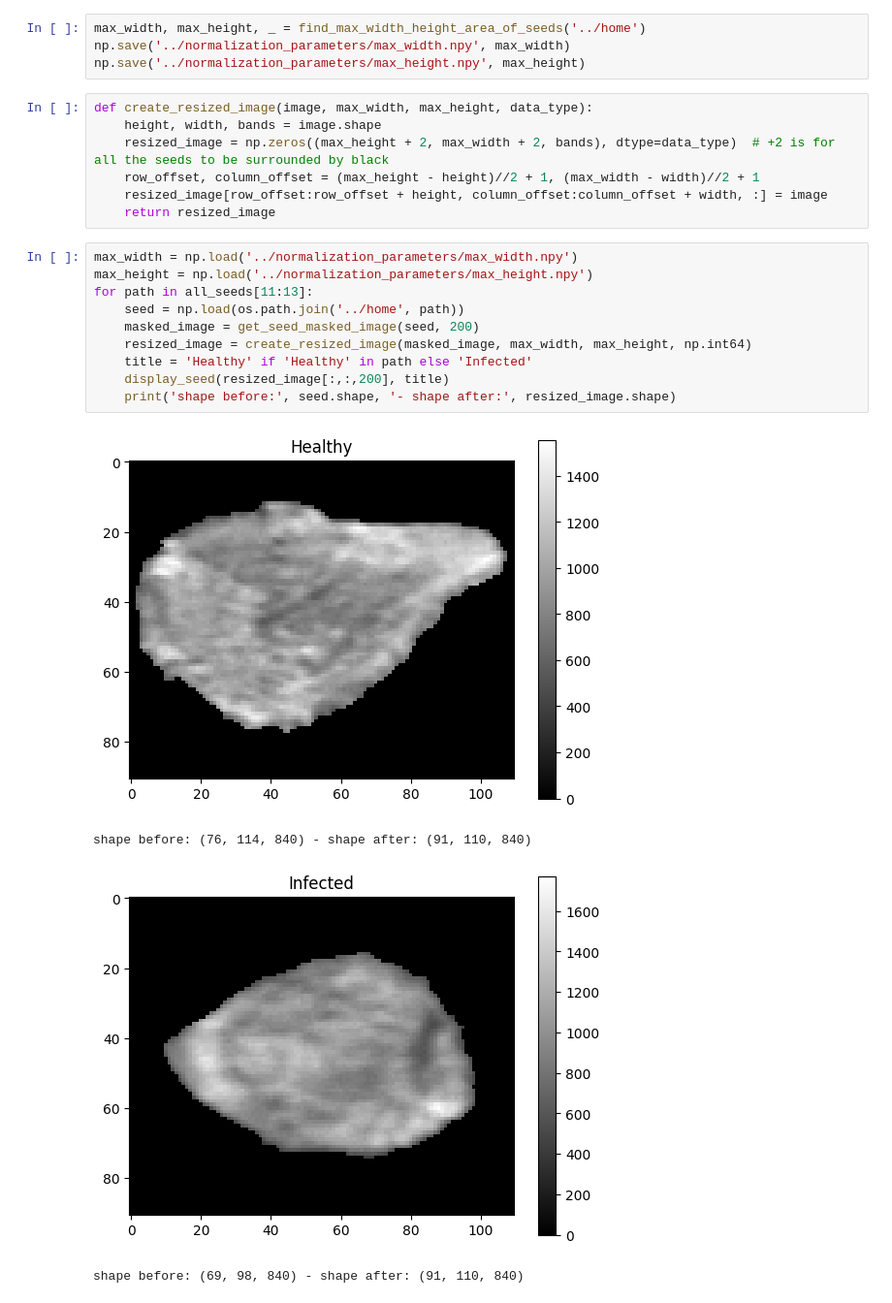
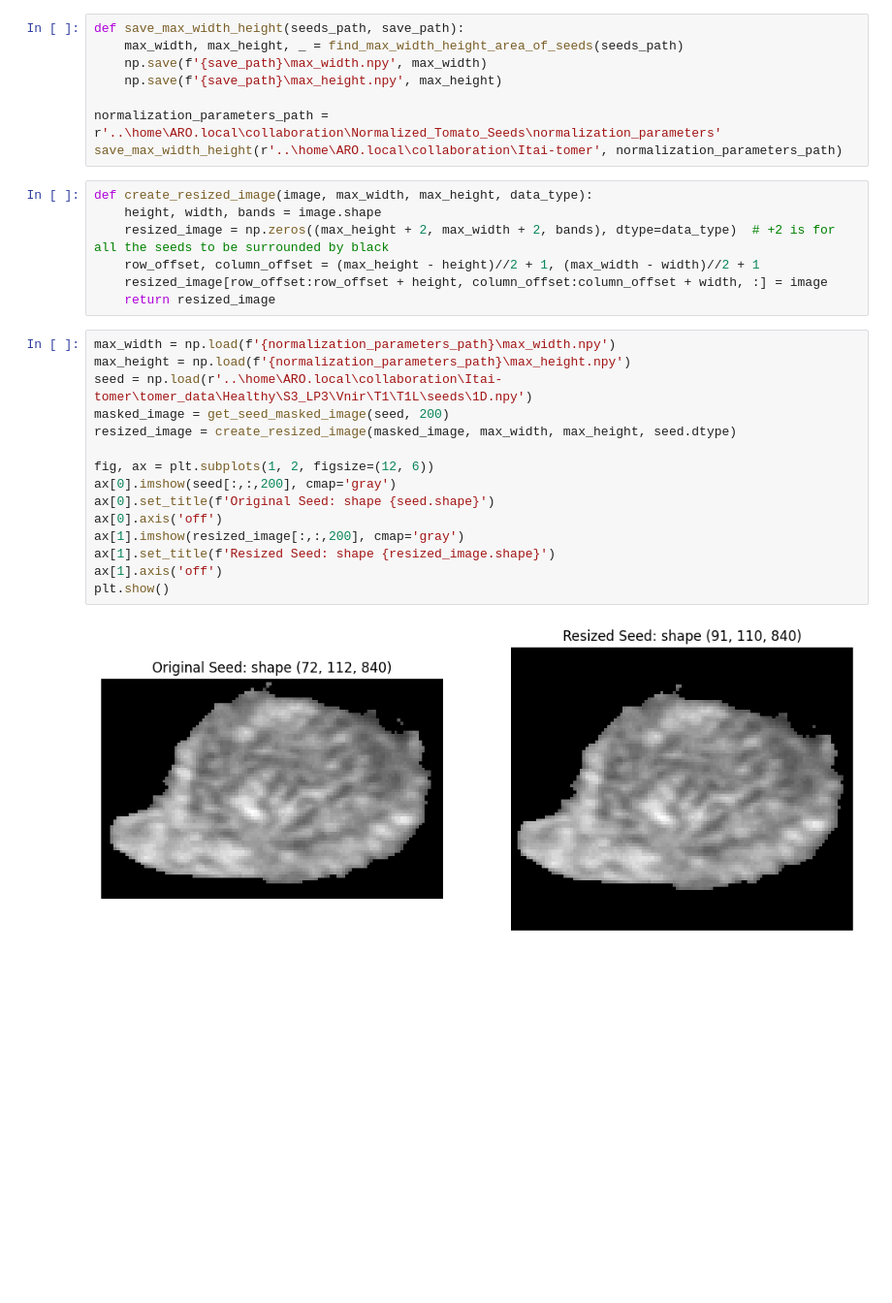
Before and after one commit to sgotteiner/Seed-Classification, a Jupyter notebook: notebook_code/SeedResizer.ipynb, the cells around one changed output. Shown: that part at 97% size. Drawn from its saved outputs; the diff is of its cells as text; blank space fills up the shorter version.

```diff
--- a/notebook_code/SeedResizer.ipynb
+++ b/notebook_code/SeedResizer.ipynb
@@ -24,7 +17,11 @@ def find_max_width_height_area_of_seeds(seeds_folder):
 # %%
-max_width, max_height, _ = find_max_width_height_area_of_seeds('../home')
-np.save('../normalization_parameters/max_width.npy', max_width)
-np.save('../normalization_parameters/max_height.npy', max_height)
+def save_max_width_height(seeds_path, save_path):
+    max_width, max_height, _ = find_max_width_height_area_of_seeds(seeds_path)
+    np.save(f'{save_path}\max_width.npy', max_width)
+    np.save(f'{save_path}\max_height.npy', max_height)
+
+normalization_parameters_path = r'..\home\ARO.local\collaboration\Normalized_Tomato_Seeds\normalization_parameters'
+save_max_width_height(r'..\home\ARO.local\collaboration\Itai-tomer', normalization_parameters_path)
 # %%
 def create_resized_image(image, max_width, max_height, data_type):
     height, width, bands = image.shape
@@ -32,18 +29,20 @@ def create_resized_image(image, max_width, max_height, data_type):
     row_offset, column_offset = (max_height - height)//2 + 1, (max_width - width)//2 + 1
     resized_image[row_offset:row_offset + height, column_offset:column_offset + width, :] = image
     return resized_image
-# %%
-max_width = np.load('../normalization_parameters/max_width.npy')
-max_height = np.load('../normalization_parameters/max_height.npy')
-for path in all_seeds[11:13]:
-    seed = np.load(os.path.join('../home', path))
-    masked_image = get_seed_masked_image(seed, 200)
-    resized_image = create_resized_image(masked_image, max_width, max_height, np.int64)
-    title = 'Healthy' if 'Healthy' in path else 'Infected'
-    display_seed(resized_image[:,:,200], title)
-    print('shape before:', seed.shape, '- shape after:', resized_image.shape)
-# %% [output]
-[figure, removed]
-shape before: (76, 114, 840) - shape after: (91, 110, 840)
-[figure, removed]
-shape before: (69, 98, 840) - shape after: (91, 110, 840)
+# %%
+max_width = np.load(f'{normalization_parameters_path}\max_width.npy')
+max_height = np.load(f'{normalization_parameters_path}\max_height.npy')
+seed = np.load(r'..\home\ARO.local\collaboration\Itai-tomer\tomer_data\Healthy\S3_LP3\Vnir\T1\T1L\seeds\1D.npy')
+masked_image = get_seed_masked_image(seed, 200)
+resized_image = create_resized_image(masked_image, max_width, max_height, seed.dtype)
+
+fig, ax = plt.subplots(1, 2, figsize=(12, 6))
+ax[0].imshow(seed[:,:,200], cmap='gray')
+ax[0].set_title(f'Original Seed: shape {seed.shape}')
+ax[0].axis('off')
+ax[1].imshow(resized_image[:,:,200], cmap='gray')
+ax[1].set_title(f'Resized Seed: shape {resized_image.shape}')
+ax[1].axis('off')
+plt.show()
+# %% [output]
+[figure, added]
```
Also changed, not shown: parts of 3 cells of this notebook, 7 other files.
